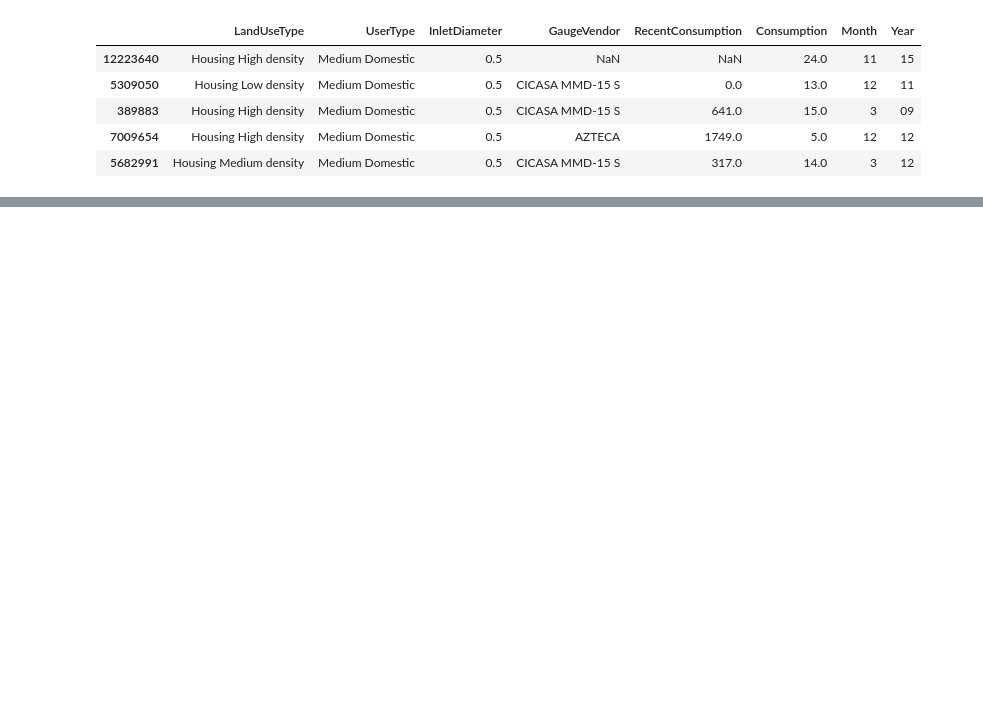
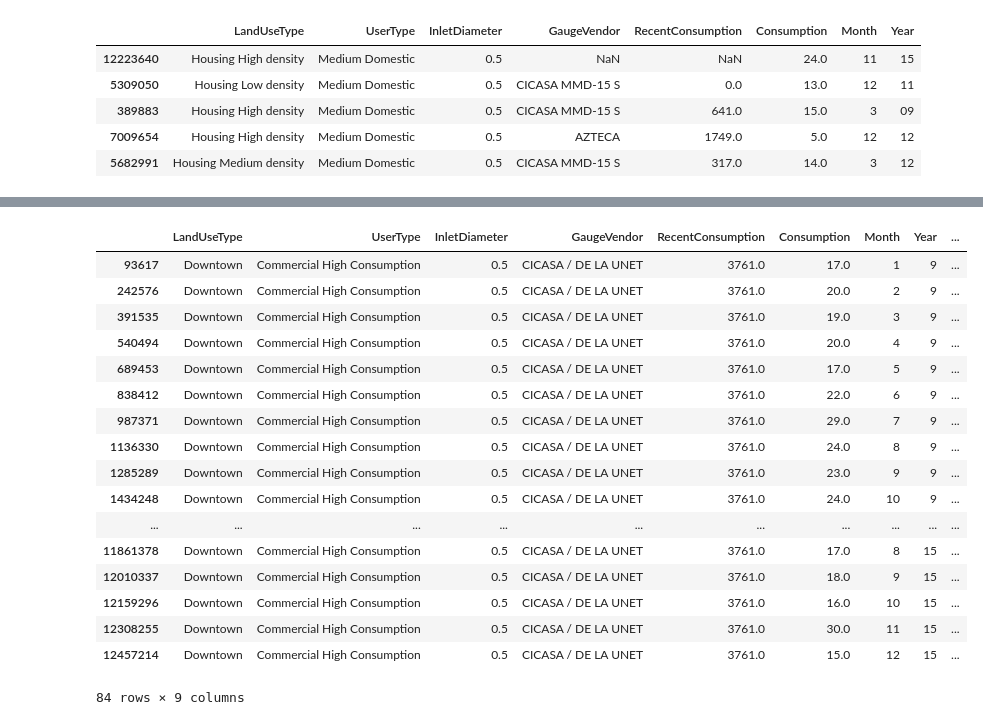
Before and after one commit to drnesr/WaterConsumption, a Jupyter notebook: WaterConsumtionSorono.ipynb, the cells around one changed output, grey strips where cells are left out. Cells and saved outputs as stored; diff of their text form; code cells hidden in the pictures; blank space fills up the shorter version.

```diff
--- a/WaterConsumtionSorono.ipynb
+++ b/WaterConsumtionSorono.ipynb
@@ -335,0 +354,4 @@ df2.sample(5)
+# %%
+# Simple conversion
+
+df2['Year'] = df2['Year'].astype(np.int64,  )
@@ -335,0 +379,5 @@ df2.sample(5)
+# %%
+# To impute this time series, we have to create a CurrentDate column, assuming the day is 15
+
+df2['CurrentDate'] = pd.to_datetime(dict(year=df2.Year+2000, month=df2.Month, day=15))
+df2.info(null_counts='all')
@@ -335,0 +399,22 @@ df2.sample(5)
+# %%
+df2.sort_values(by=['LandUseType','UserType', 'InletDiameter','GaugeVendor','CurrentDate'
+             ]).head(84)
+# %% [output]
+|  | LandUseType | UserType | InletDiameter | GaugeVendor | RecentConsumption | Consumption | Month | Year | ... |
+| 93617 | Downtown | Commercial High Consumption | 0.5 | CICASA / DE LA UNET | 3761.0 | 17.0 | 1 | 9 | ... |
+| 242576 | Downtown | Commercial High Consumption | 0.5 | CICASA / DE LA UNET | 3761.0 | 20.0 | 2 | 9 | ... |
+| 391535 | Downtown | Commercial High Consumption | 0.5 | CICASA / DE LA UNET | 3761.0 | 19.0 | 3 | 9 | ... |
+| 540494 | Downtown | Commercial High Consumption | 0.5 | CICASA / DE LA UNET | 3761.0 | 20.0 | 4 | 9 | ... |
+| 689453 | Downtown | Commercial High Consumption | 0.5 | CICASA / DE LA UNET | 3761.0 | 17.0 | 5 | 9 | ... |
+| 838412 | Downtown | Commercial High Consumption | 0.5 | CICASA / DE LA UNET | 3761.0 | 22.0 | 6 | 9 | ... |
+| 987371 | Downtown | Commercial High Consumption | 0.5 | CICASA / DE LA UNET | 3761.0 | 29.0 | 7 | 9 | ... |
+| 1136330 | Downtown | Commercial High Consumption | 0.5 | CICASA / DE LA UNET | 3761.0 | 24.0 | 8 | 9 | ... |
+| 1285289 | Downtown | Commercial High Consumption | 0.5 | CICASA / DE LA UNET | 3761.0 | 23.0 | 9 | 9 | ... |
+| 1434248 | Downtown | Commercial High Consumption | 0.5 | CICASA / DE LA UNET | 3761.0 | 24.0 | 10 | 9 | ... |
+| ... | ... | ... | ... | ... | ... | ... | ... | ... | ... |
+| 11861378 | Downtown | Commercial High Consumption | 0.5 | CICASA / DE LA UNET | 3761.0 | 17.0 | 8 | 15 | ... |
+| 12010337 | Downtown | Commercial High Consumption | 0.5 | CICASA / DE LA UNET | 3761.0 | 18.0 | 9 | 15 | ... |
+| 12159296 | Downtown | Commercial High Consumption | 0.5 | CICASA / DE LA UNET | 3761.0 | 16.0 | 10 | 15 | ... |
+| 12308255 | Downtown | Commercial High Consumption | 0.5 | CICASA / DE LA UNET | 3761.0 | 30.0 | 11 | 15 | ... |
+| 12457214 | Downtown | Commercial High Consumption | 0.5 | CICASA / DE LA UNET | 3761.0 | 15.0 | 12 | 15 | ... |
+84 rows × 9 columns
```
Also changed, not shown: parts of 9 cells of this notebook, 4 other files.
